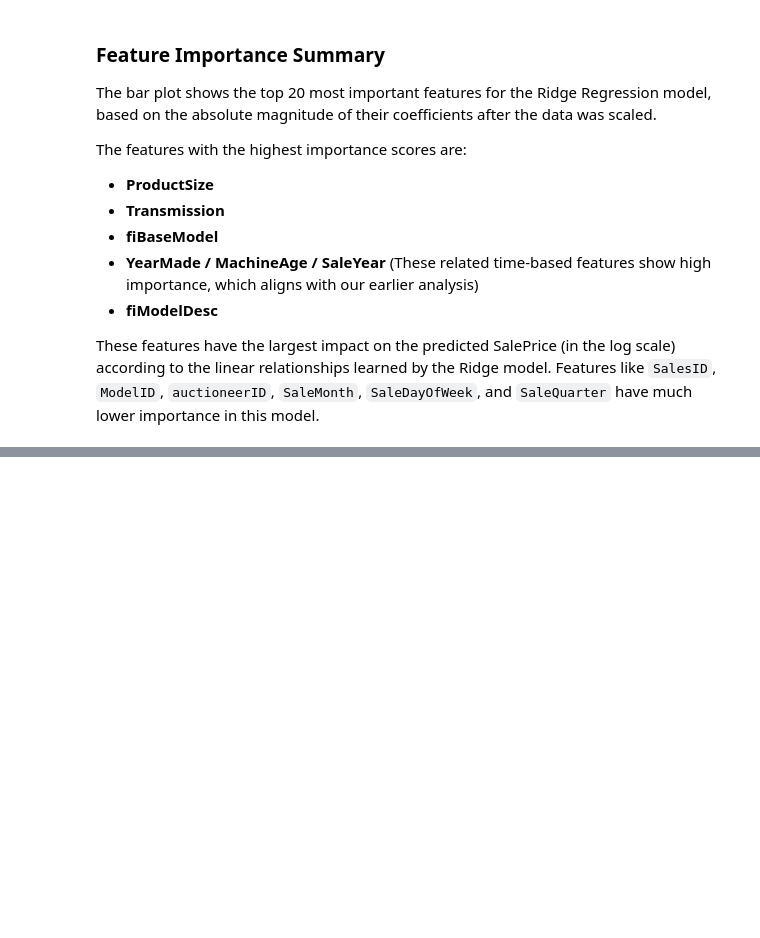
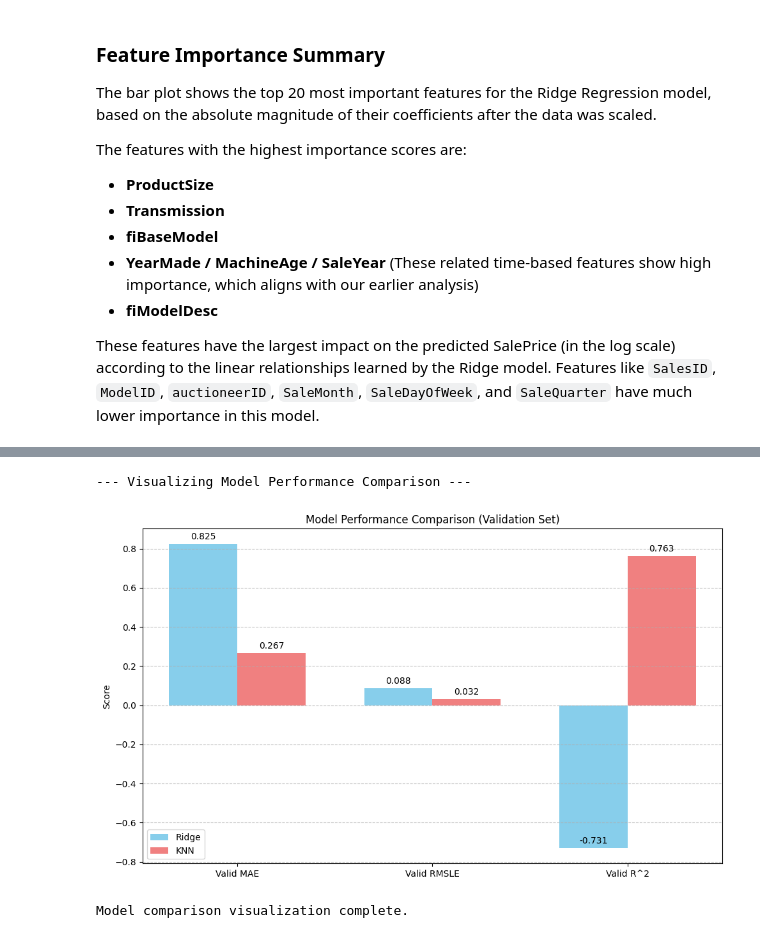
Before and after one commit to kunal768/CMPE255-Predicting-Bulldozer-Auction-Prices, a Jupyter notebook: KNN_regression_model.ipynb, the cells around one changed output, grey strips where cells are left out. Drawn from its saved outputs; the diff is of its cells as text; code cells hidden in the pictures; blank space fills up the shorter version.

Commit message:
KNN model improvement

```diff
--- a/KNN_regression_model.ipynb
+++ b/KNN_regression_model.ipynb
@@ -1620,0 +1560,19 @@ The K-Nearest Neighbors (KNN) Regressor model significantly outperforms the Ridg
+# %%
+from sklearn.metrics import make_scorer
+from sklearn.metrics import mean_squared_log_error
+import numpy as np
+
+# Define the RMSLE evaluation function (re-using from previous steps if available, or defining here)
+def rmsle(y_true, y_preds):
+    """
+    Calculates root mean squared log error between predictions and true labels.
+    """
+    # Ensure predictions are non-negative before calculating RMSLE
+    y_preds = np.maximum(y_preds, 0)
+    return np.sqrt(mean_squared_log_error(y_true, y_preds))
+
+# Create the RMSLE scorer for RandomizedSearchCV
+# A lower RMSLE is better, so set greater_is_better=False
+rmsle_scorer = make_scorer(rmsle, greater_is_better=False)
+
+print("RMSLE scorer defined successfully.")
@@ -1620,0 +1757,51 @@ The K-Nearest Neighbors (KNN) Regressor model significantly outperforms the Ridg
+# %%
+import matplotlib.pyplot as plt
+import seaborn as sns
+import numpy as np
+
+print("--- Visualizing Model Performance Comparison ---")
+
+# Prepare data for plotting
+metrics = ['Valid MAE', 'Valid RMSLE', 'Valid R^2']
+ridge_values = [comparison_df.loc[comparison_df['Metric'] == metric, 'Ridge'].iloc[0] for metric in metrics]
+knn_values = [comparison_df.loc[comparison_df['Metric'] == metric, 'KNN'].iloc[0] for metric in metrics]
+
+x = np.arange(len(metrics))
+width = 0.35
+
+fig, ax = plt.subplots(figsize=(10, 6))
+
+# Plotting Ridge values
+rects1 = ax.bar(x - width/2, ridge_values, width, label='Ridge', color='skyblue')
+# Plotting KNN values
+rects2 = ax.bar(x + width/2, knn_values, width, label='KNN', color='lightcoral')
+
+# Add labels, title and custom x-axis tick labels, etc.
+ax.set_ylabel('Score')
+ax.set_title('Model Performance Comparison (Validation Set)')
+ax.set_xticks(x)
+ax.set_xticklabels(metrics)
+ax.legend()
+ax.grid(axis='y', linestyle='--', alpha=0.7)
+
+# Function to add value labels on top of bars
+def autolabel(rects):
+    for rect in rects:
+        height = rect.get_height()
+        ax.annotate(f'{height:.3f}',
+                    xy=(rect.get_x() + rect.get_width() / 2, height),
+                    xytext=(0, 3),  # 3 points vertical offset
+                    textcoords="offset points",
+                    ha='center', va='bottom')
+
+autolabel(rects1)
+autolabel(rects2)
+
+plt.tight_layout()
+plt.show()
+
+print("Model comparison visualization complete.")
+# %% [output]
+--- Visualizing Model Performance Comparison ---
+[figure, added]
+Model comparison visualization complete.
```
Also changed, not shown: parts of 76 cells of this notebook.
